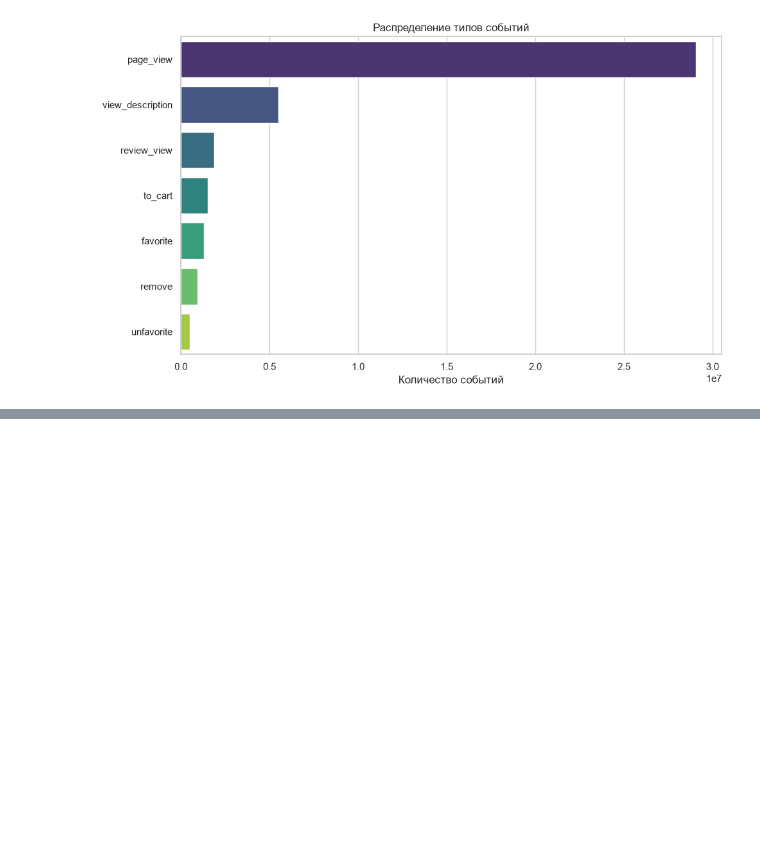
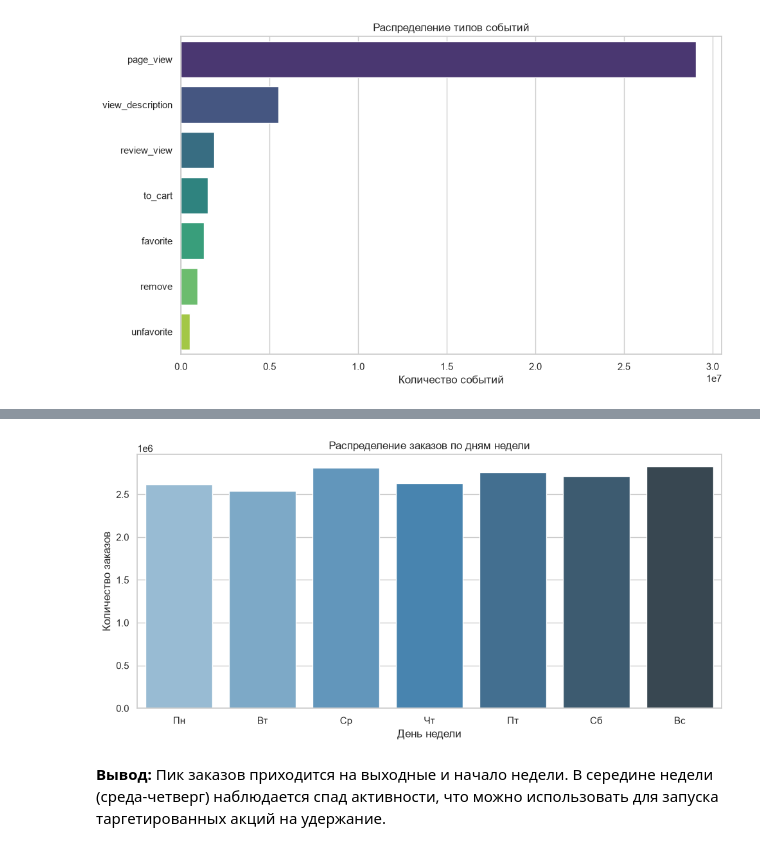
Before and after one commit to veta-suhih/ecommerce-funnel-ab-test, a Jupyter notebook: notebooks/01_funnel_analysis.ipynb, the cells around one changed output, grey strips where cells are left out. Saved outputs shown, nothing was run; the diff lists cells and outputs as text; code cells hidden in the pictures; blank space fills up the shorter version.

```diff
--- a/notebooks/01_funnel_analysis.ipynb
+++ b/notebooks/01_funnel_analysis.ipynb
@@ -138,0 +210,28 @@ plt.show()
+# %%
+# Переводим дни недели на русский для читаемости графика
+day_mapping = {
+    'Monday': 'Пн', 'Tuesday': 'Вт', 'Wednesday': 'Ср',
+    'Thursday': 'Чт', 'Friday': 'Пт', 'Saturday': 'Сб', 'Sunday': 'Вс'
+}
+df_orders['day_of_week_ru'] = df_orders['created_timestamp'].dt.day_name().map(day_mapping)
+
+orders_by_day = df_orders['day_of_week_ru'].value_counts().reindex(['Пн', 'Вт', 'Ср', 'Чт', 'Пт', 'Сб', 'Вс'])
+
+plt.figure(figsize=(10, 5))
+sns.barplot(
+    x=orders_by_day.index,
+    y=orders_by_day.values,
+    hue=orders_by_day.index,
+    palette="Blues_d",
+    legend=False
+)
+plt.title('Распределение заказов по дням недели')
+plt.xlabel('День недели')
+plt.ylabel('Количество заказов')
+plt.tight_layout()
+plt.savefig("../images/funnel/03_orders_by_day.png", dpi=150, bbox_inches="tight")
+plt.show()
+# %% [output]
+[figure, added]
+# %% [markdown]
+**Вывод:** Пик заказов приходится на выходные и начало недели. В середине недели (среда-четверг) наблюдается спад активности, что можно использовать для запуска таргетированных акций на удержание.
```
Also changed, not shown: parts of 17 cells of this notebook, 11 other files.
